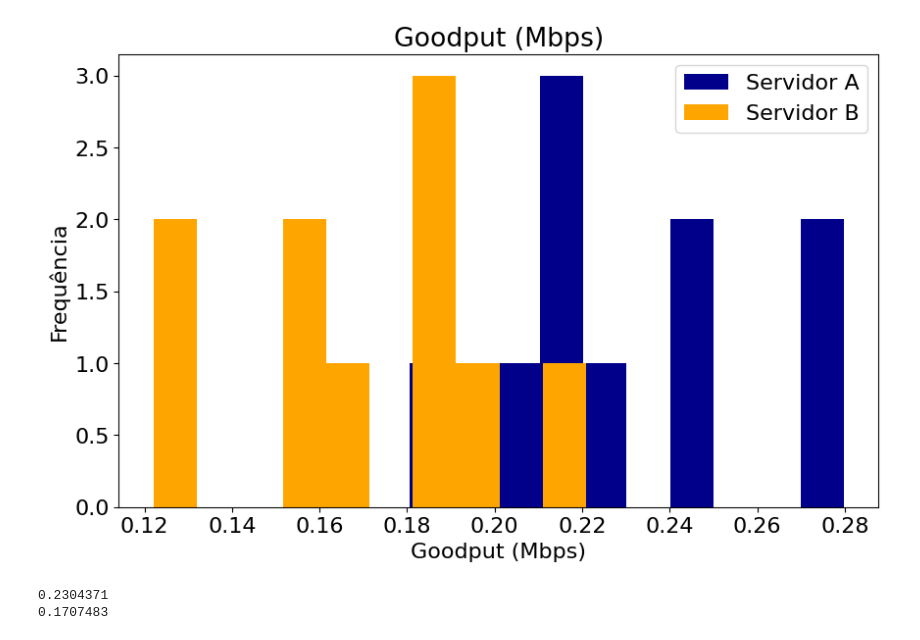
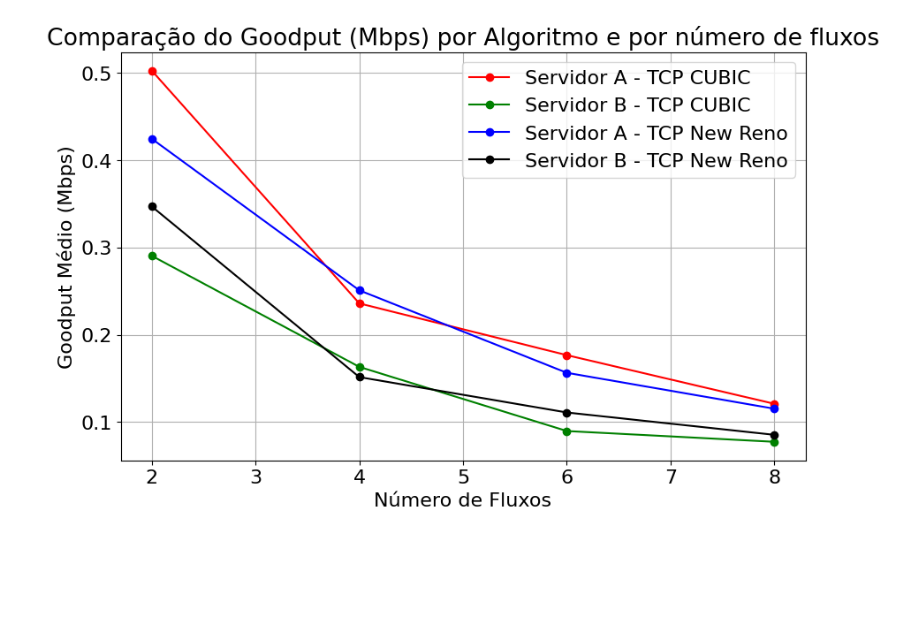
Before and after one commit to RaphaelLeivas/redes-2025-2, a Jupyter notebook: lab2_p2.ipynb, the cells around one changed output. Saved outputs shown, nothing was run; the diff lists cells and outputs as text; code cells hidden in the pictures; blank space fills up the shorter version.

```diff
--- a/lab2_p2.ipynb
+++ b/lab2_p2.ipynb
@@ -21,19 +22,23 @@ df
-# %%
-plt.figure(figsize=(10, 6))
-
-plt.hist(df['media_sa'], bins=10, color='darkblue', label='Servidor A')
-plt.hist(df['media_sb'], bins=10, color='orange', label='Servidor B')
-
-plt.xlabel("Goodput (Mbps)")
-plt.ylabel("Frequência")
-plt.title("Goodput (Mbps)")
-plt.legend()
-plt.show()
-# %% [output]
-[figure, removed]
-# %%
-print(df['media_sa'].mean())
-print(df['media_sb'].mean())
-# %% [output]
-0.2304371
-0.1707483
+# %%
+# media do CUBIC nflows = 2 para cada um dos servidores
+mean_sa_cubic = df[df['alg'] == 'ns3::TcpCubic'].groupby(by='nflows')['media_sa'].mean().reset_index()
+mean_sb_cubic = df[df['alg'] == 'ns3::TcpCubic'].groupby(by='nflows')['media_sb'].mean().reset_index()
+
+mean_sa_newreno = df[df['alg'] == 'ns3::TcpNewReno'].groupby(by='nflows')['media_sa'].mean().reset_index()
+mean_sb_newreno = df[df['alg'] == 'ns3::TcpNewReno'].groupby(by='nflows')['media_sb'].mean().reset_index()
+
+plt.figure(figsize=(10,6))
+
+plt.plot(mean_sa_cubic['nflows'], mean_sa_cubic['media_sa'], color="red", marker='o', label="Servidor A - TCP CUBIC")
+plt.plot(mean_sb_cubic['nflows'], mean_sb_cubic['media_sb'], color="green", marker='o', label="Servidor B - TCP CUBIC")
+plt.plot(mean_sa_newreno['nflows'], mean_sa_newreno['media_sa'], color="blue", marker='o', label="Servidor A - TCP New Reno")
+plt.plot(mean_sb_newreno['nflows'], mean_sb_newreno['media_sb'], color="black", marker='o', label="Servidor B - TCP New Reno")
+
+plt.title("Comparação do Goodput (Mbps) por Algoritmo e por número de fluxos")
+plt.xlabel("Número de Fluxos")
+plt.ylabel("Goodput Médio (Mbps)")
+plt.legend()
+plt.grid()
+plt.show()
+# %% [output]
+[figure, added]
```
Also changed, not shown: parts of 1 cell of this notebook, 2 other files.
